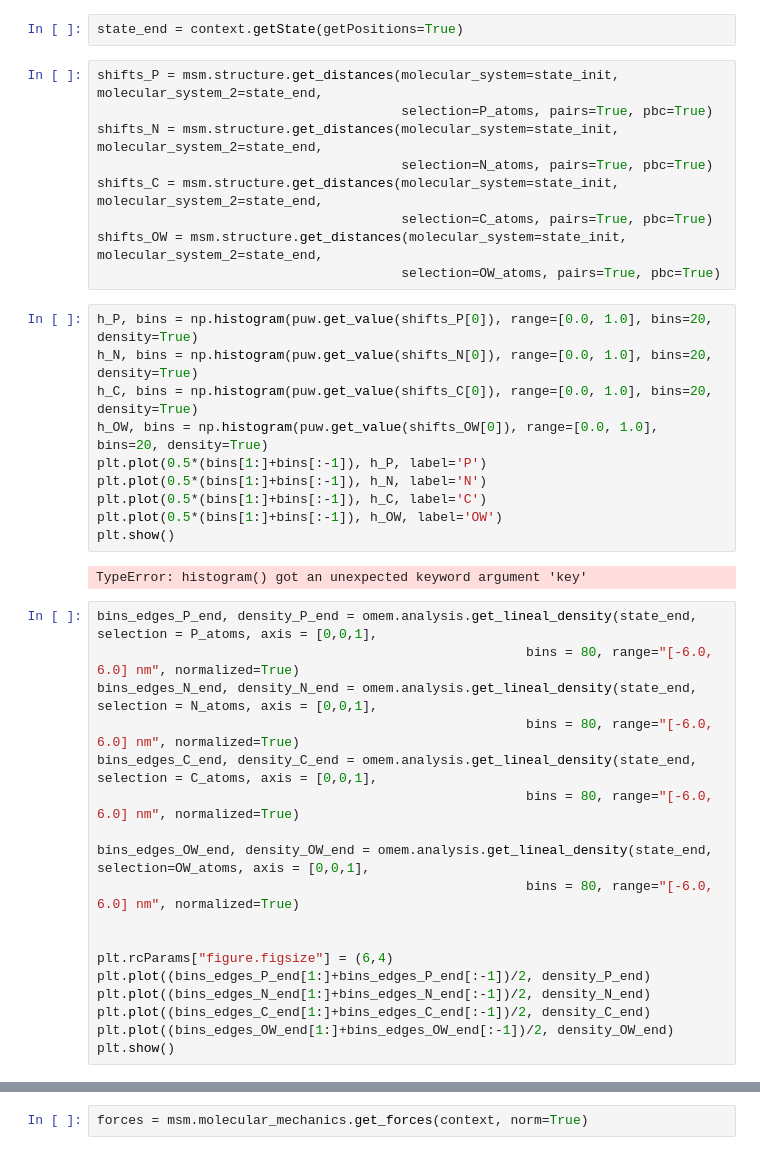
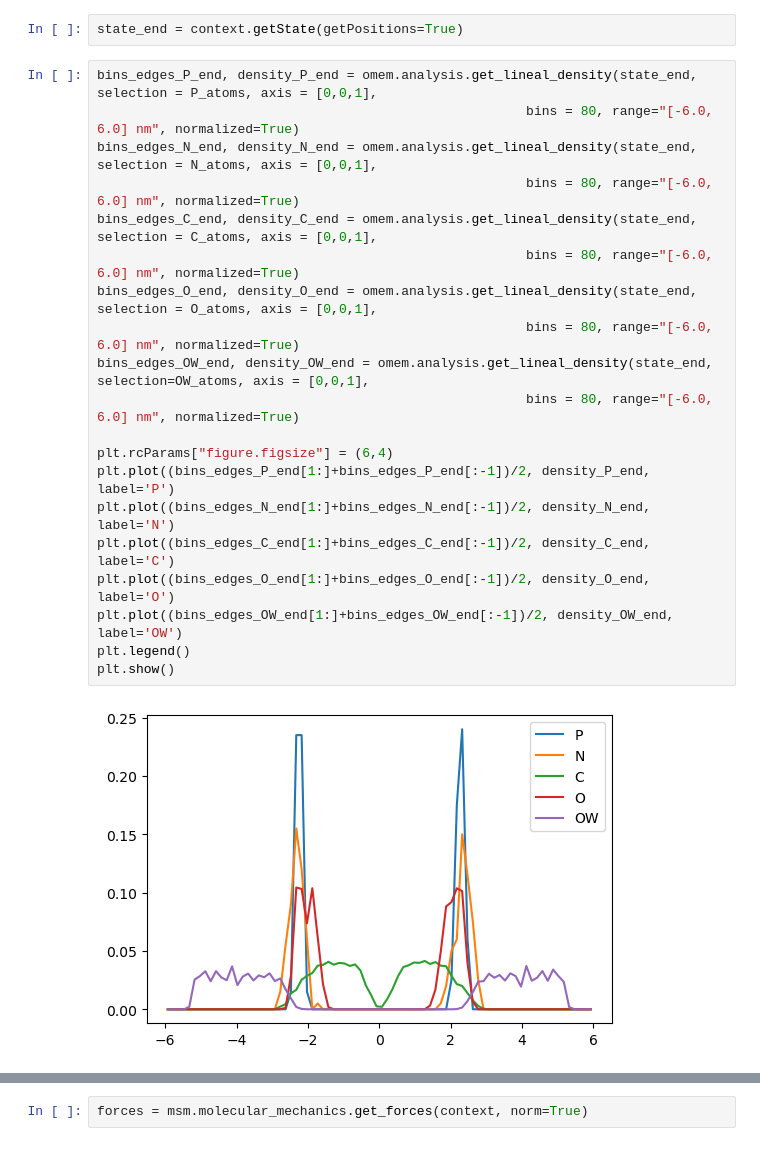
Before and after one commit to uibcdf/OMembrane, a Jupyter notebook: sandbox/Build_POPC_membrane_2_0.ipynb, the cells around one changed output, grey strips where cells are left out. Saved outputs shown, nothing was run; the diff lists cells and outputs as text.

```diff
--- a/sandbox/Build_POPC_membrane_2_0.ipynb
+++ b/sandbox/Build_POPC_membrane_2_0.ipynb
@@ -66,41 +75,24 @@ msm.molecular_mechanics.get_potential_energy(context)
 # %%
 state_end = context.getState(getPositions=True)
-# %%
-shifts_P = msm.structure.get_distances(molecular_system=state_init, molecular_system_2=state_end,
-                                       selection=P_atoms, pairs=True, pbc=True)
-shifts_N = msm.structure.get_distances(molecular_system=state_init, molecular_system_2=state_end,
-                                       selection=N_atoms, pairs=True, pbc=True)
-shifts_C = msm.structure.get_distances(molecular_system=state_init, molecular_system_2=state_end,
-                                       selection=C_atoms, pairs=True, pbc=True)
-shifts_OW = msm.structure.get_distances(molecular_system=state_init, molecular_system_2=state_end,
-                                       selection=OW_atoms, pairs=True, pbc=True)
 # %%
-h_P, bins = np.histogram(puw.get_value(shifts_P[0]), range=[0.0, 1.0], bins=20, density=True)
-h_N, bins = np.histogram(puw.get_value(shifts_N[0]), range=[0.0, 1.0], bins=20, density=True)
-h_C, bins = np.histogram(puw.get_value(shifts_C[0]), range=[0.0, 1.0], bins=20, density=True)
-h_OW, bins = np.histogram(puw.get_value(shifts_OW[0]), range=[0.0, 1.0], bins=20, density=True)
-plt.plot(0.5*(bins[1:]+bins[:-1]), h_P, label='P')
-plt.plot(0.5*(bins[1:]+bins[:-1]), h_N, label='N')
-plt.plot(0.5*(bins[1:]+bins[:-1]), h_C, label='C')
-plt.plot(0.5*(bins[1:]+bins[:-1]), h_OW, label='OW')
+bins_edges_P_end, density_P_end = omem.analysis.get_lineal_density(state_end, selection = P_atoms, axis = [0,0,1],
+                                                       bins = 80, range="[-6.0, 6.0] nm", normalized=True)
+bins_edges_N_end, density_N_end = omem.analysis.get_lineal_density(state_end, selection = N_atoms, axis = [0,0,1],
+                                                       bins = 80, range="[-6.0, 6.0] nm", normalized=True)
+bins_edges_C_end, density_C_end = omem.analysis.get_lineal_density(state_end, selection = C_atoms, axis = [0,0,1],
+                                                       bins = 80, range="[-6.0, 6.0] nm", normalized=True)
+bins_edges_O_end, density_O_end = omem.analysis.get_lineal_density(state_end, selection = O_atoms, axis = [0,0,1],
+                                                       bins = 80, range="[-6.0, 6.0] nm", normalized=True)
+bins_edges_OW_end, density_OW_end = omem.analysis.get_lineal_density(state_end, selection=OW_atoms, axis = [0,0,1],
+                                                       bins = 80, range="[-6.0, 6.0] nm", normalized=True)
+
+plt.rcParams["figure.figsize"] = (6,4)
+plt.plot((bins_edges_P_end[1:]+bins_edges_P_end[:-1])/2, density_P_end, label='P')
+plt.plot((bins_edges_N_end[1:]+bins_edges_N_end[:-1])/2, density_N_end, label='N')
+plt.plot((bins_edges_C_end[1:]+bins_edges_C_end[:-1])/2, density_C_end, label='C')
+plt.plot((bins_edges_O_end[1:]+bins_edges_O_end[:-1])/2, density_O_end, label='O')
+plt.plot((bins_edges_OW_end[1:]+bins_edges_OW_end[:-1])/2, density_OW_end, label='OW')
+plt.legend()
 plt.show()
 # %% [output]
-TypeError: histogram() got an unexpected keyword argument 'key'
+[figure, added]
-# %%
-bins_edges_P_end, density_P_end = omem.analysis.get_lineal_density(state_end, selection = P_atoms, axis = [0,0,1],
-                                                       bins = 80, range="[-6.0, 6.0] nm", normalized=True)
-bins_edges_N_end, density_N_end = omem.analysis.get_lineal_density(state_end, selection = N_atoms, axis = [0,0,1],
-                                                       bins = 80, range="[-6.0, 6.0] nm", normalized=True)
-bins_edges_C_end, density_C_end = omem.analysis.get_lineal_density(state_end, selection = C_atoms, axis = [0,0,1],
-                                                       bins = 80, range="[-6.0, 6.0] nm", normalized=True)
-
-bins_edges_OW_end, density_OW_end = omem.analysis.get_lineal_density(state_end, selection=OW_atoms, axis = [0,0,1],
-                                                       bins = 80, range="[-6.0, 6.0] nm", normalized=True)
-
-
-plt.rcParams["figure.figsize"] = (6,4)
-plt.plot((bins_edges_P_end[1:]+bins_edges_P_end[:-1])/2, density_P_end)
-plt.plot((bins_edges_N_end[1:]+bins_edges_N_end[:-1])/2, density_N_end)
-plt.plot((bins_edges_C_end[1:]+bins_edges_C_end[:-1])/2, density_C_end)
-plt.plot((bins_edges_OW_end[1:]+bins_edges_OW_end[:-1])/2, density_OW_end)
-plt.show()
```
Also changed, not shown: parts of 12 cells of this notebook, 9 other files.
